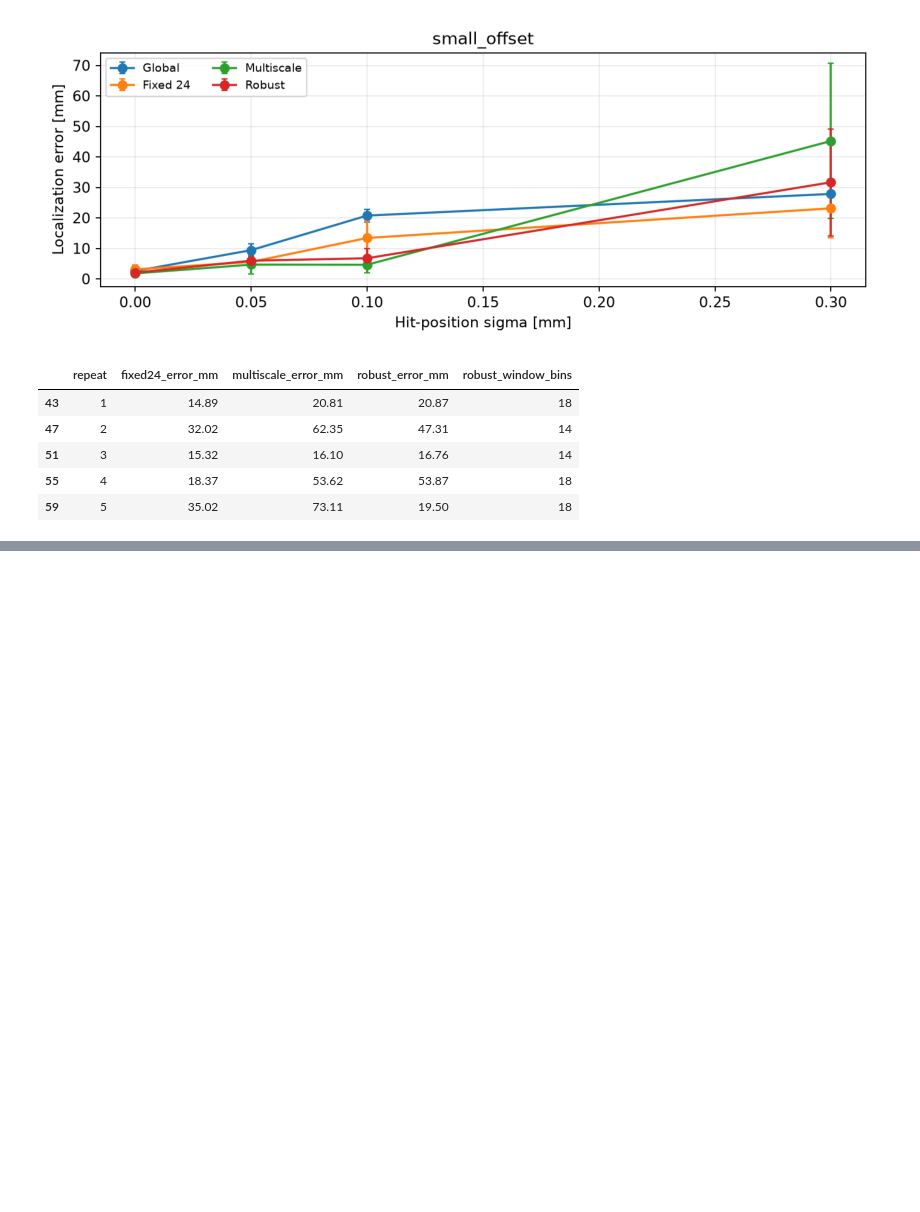
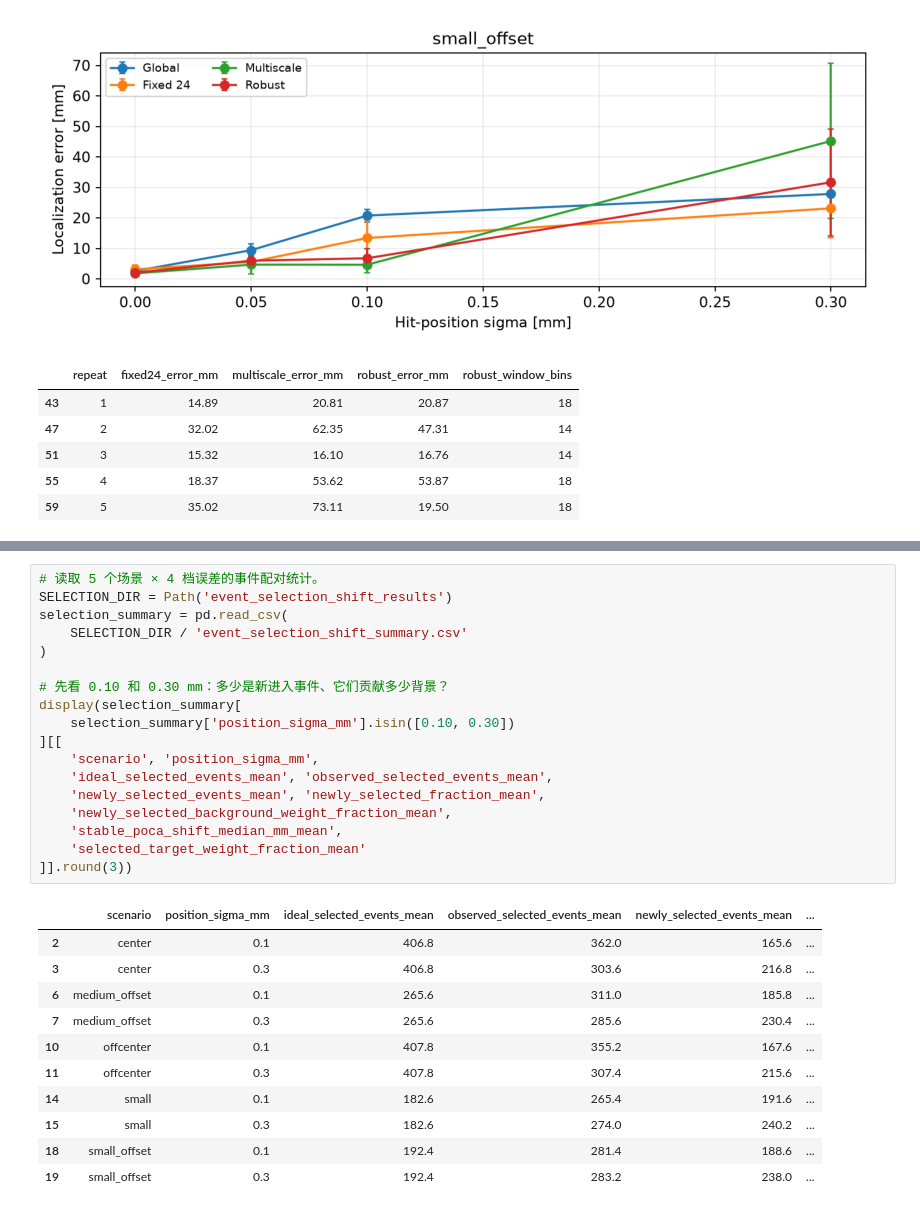
Before and after one commit to Xuyysy/muon-imaging-reconstruction, a Jupyter notebook: muon_analysis/analysis.ipynb, the cells around one changed output, grey strips where cells are left out. Saved outputs shown, nothing was run; the diff lists cells and outputs as text; blank space fills up the shorter version.

```diff
--- a/muon_analysis/analysis.ipynb
+++ b/muon_analysis/analysis.ipynb
@@ -1169,0 +1249,30 @@ display(holdout_repeats[
+# %%
+# 读取 5 个场景 × 4 档误差的事件配对统计。
+SELECTION_DIR = Path('event_selection_shift_results')
+selection_summary = pd.read_csv(
+    SELECTION_DIR / 'event_selection_shift_summary.csv'
+)
+
+# 先看 0.10 和 0.30 mm：多少是新进入事件、它们贡献多少背景？
+display(selection_summary[
+    selection_summary['position_sigma_mm'].isin([0.10, 0.30])
+][[
+    'scenario', 'position_sigma_mm',
+    'ideal_selected_events_mean', 'observed_selected_events_mean',
+    'newly_selected_events_mean', 'newly_selected_fraction_mean',
+    'newly_selected_background_weight_fraction_mean',
+    'stable_poca_shift_median_mm_mean',
+    'selected_target_weight_fraction_mean'
+]].round(3))
+# %% [output]
+|  | scenario | position_sigma_mm | ideal_selected_events_mean | observed_selected_events_mean | newly_selected_events_mean | ... |
+| 2 | center | 0.1 | 406.8 | 362.0 | 165.6 | ... |
+| 3 | center | 0.3 | 406.8 | 303.6 | 216.8 | ... |
+| 6 | medium_offset | 0.1 | 265.6 | 311.0 | 185.8 | ... |
+| 7 | medium_offset | 0.3 | 265.6 | 285.6 | 230.4 | ... |
+| 10 | offcenter | 0.1 | 407.8 | 355.2 | 167.6 | ... |
+| 11 | offcenter | 0.3 | 407.8 | 307.4 | 215.6 | ... |
+| 14 | small | 0.1 | 182.6 | 265.4 | 191.6 | ... |
+| 15 | small | 0.3 | 182.6 | 274.0 | 240.2 | ... |
+| 18 | small_offset | 0.1 | 192.4 | 281.4 | 188.6 | ... |
+| 19 | small_offset | 0.3 | 192.4 | 283.2 | 238.0 | ... |
```
Also changed, not shown: parts of 7 cells of this notebook, 11 other files.
